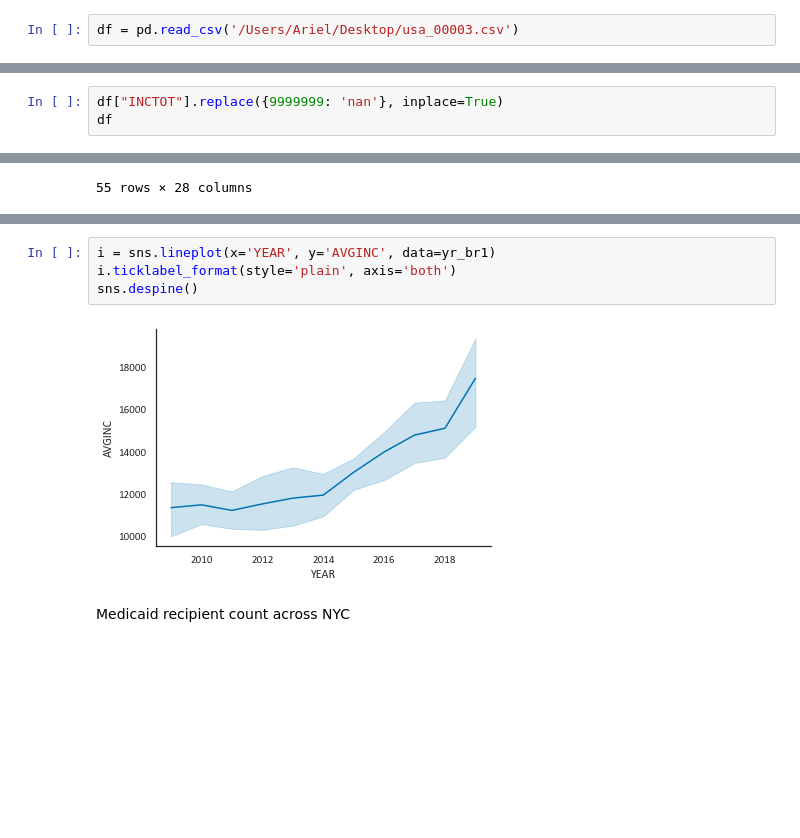
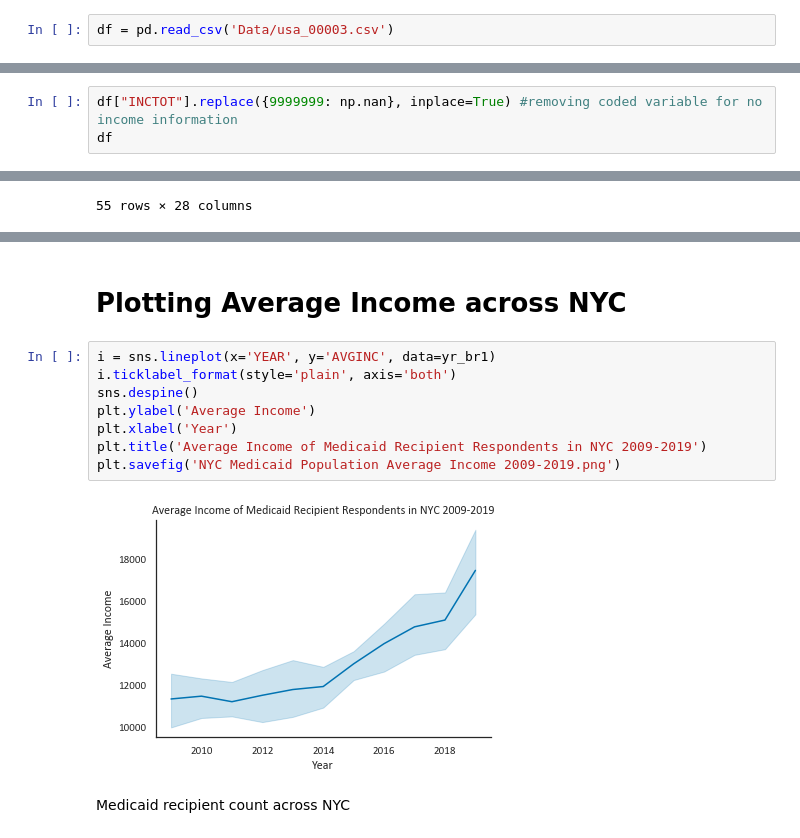
Before and after one commit to mspp-data-studio-2021/Ariel_Medex, a Jupyter notebook: IPUMS ACS Data 2009-2019.ipynb, the cells around one changed output, grey strips where cells are left out. Drawn from its saved outputs; the diff is of its cells as text; blank space fills up the shorter version.

Commit message:
Added visualizations for average income by PUMA

```diff
--- a/IPUMS ACS Data 2009-2019.ipynb
+++ b/IPUMS ACS Data 2009-2019.ipynb
@@ -9,7 +9,7 @@ import seaborn as sns
 import PandaSurvey
 import weightedcalcs as wc
 # %%
-df = pd.read_csv('/Users/Ariel/Desktop/usa_00003.csv')
+df = pd.read_csv('Data/usa_00003.csv')
 # %%
 df.columns
 # %% [output]
@@ -38,6 +38,3 @@ df.describe
 237146        1         2        1        10     1400       54
 
 [237147 rows x 28 columns]>
-# %%
-df["INCTOT"].replace({9999999: 'nan'}, inplace=True)
-df
@@ -61,0 +41,3 @@ df1 = df[df['INCTOT'].notna()]
+# %%
+df["INCTOT"].replace({9999999: np.nan}, inplace=True) #removing coded variable for no income information
+df
@@ -212,9 +191,15 @@ df
-# %%
-i = sns.lineplot(x='YEAR', y='AVGINC', data=yr_br1)
-i.ticklabel_format(style='plain', axis='both')
-sns.despine()
-# %% [output]
-[figure, removed]
+# %% [markdown]
+# Plotting Average Income across NYC
+# %%
+i = sns.lineplot(x='YEAR', y='AVGINC', data=yr_br1)
+i.ticklabel_format(style='plain', axis='both')
+sns.despine()
+plt.ylabel('Average Income')
+plt.xlabel('Year')
+plt.title('Average Income of Medicaid Recipient Respondents in NYC 2009-2019')
+plt.savefig('NYC Medicaid Population Average Income 2009-2019.png')
+# %% [output]
+[figure, added]
 # %% [markdown]
 Medicaid recipient count across NYC
 # %% [markdown]
```
Also changed, not shown: parts of 43 cells of this notebook.
